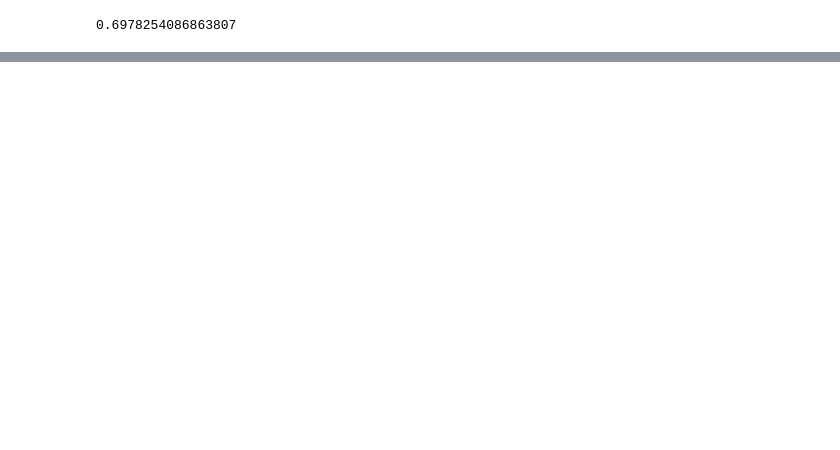
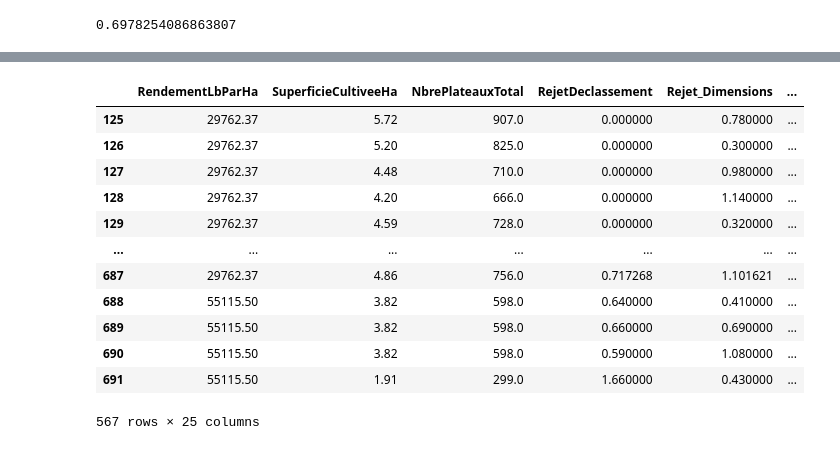
Before and after one commit to FreememGetmem/synthese_pmm, a Jupyter notebook: notebooks/Ferme-3-bis-05-09.ipynb, the cells around one changed output, grey strips where cells are left out. Cells and saved outputs as stored; diff of their text form; code cells hidden in the pictures; blank space fills up the shorter version.

```diff
--- a/notebooks/Ferme-3-bis-05-09.ipynb
+++ b/notebooks/Ferme-3-bis-05-09.ipynb
@@ -658,3 +679,21 @@ r2_score_test = r2_score(Y_test, y_pred)
 r2_score_test
 # %% [output]
 0.6978254086863807
+# %%
+# val = ['RendementLbParHa', 'SuperficieCultiveeHa', 'RejetDeclassement',
+#        'NbrePlateauxTotal', 'Rejet_Dimensions', 'SuperficieTotaleHa',
+#        'QtePlantsRequis', 'AnneeProduction', 'QteSemencesMillegrains',
+#        'EmplacementChenille', 'Rejet_AutresDefauts', 'PesticideAmount',
+#        'TypePlateaux', 'duree_visee', 'PopulationViseeParHa', 'duree_obtenue',
+#        'Rejet_Matiere_Etrangere', 'SurplusPourcent', 'StadeCulture',
+#        'FertilizerAmount', 'NbPlantsObserves', 'FournisseurPlant',
+#        'NbChenilleObserve', 'Grosseur']
+val = ['RendementLbParHa', 'SuperficieCultiveeHa', 'NbrePlateauxTotal',
+       'RejetDeclassement', 'Rejet_Dimensions', 'SuperficieTotaleHa',
+       'QtePlantsRequis', 'QteSemencesMillegrains', 'AnneeProduction',
+       'EmplacementChenille', 'Rejet_AutresDefauts', 'PesticideAmount',
+       'TypePlateaux', 'duree_visee', 'PopulationViseeParHa', 'duree_obtenue',
+       'Rejet_Matiere_Etrangere', 'SurplusPourcent', 'StadeCulture',
+       'Grosseur', 'NbPlantsObserves', 'FertilizerAmount', 'FournisseurPlant',
+       'NbChenilleObserve', 'EmplacementMaladie']
+df[val].info()
@@ -660,0 +720,16 @@ r2_score_test
+# %%
+df[val]
+# %% [output]
+|  | RendementLbParHa | SuperficieCultiveeHa | NbrePlateauxTotal | RejetDeclassement | Rejet_Dimensions | ... |
+| 125 | 29762.37 | 5.72 | 907.0 | 0.000000 | 0.780000 | ... |
+| 126 | 29762.37 | 5.20 | 825.0 | 0.000000 | 0.300000 | ... |
+| 127 | 29762.37 | 4.48 | 710.0 | 0.000000 | 0.980000 | ... |
+| 128 | 29762.37 | 4.20 | 666.0 | 0.000000 | 1.140000 | ... |
+| 129 | 29762.37 | 4.59 | 728.0 | 0.000000 | 0.320000 | ... |
+| ... | ... | ... | ... | ... | ... | ... |
+| 687 | 29762.37 | 4.86 | 756.0 | 0.717268 | 1.101621 | ... |
+| 688 | 55115.50 | 3.82 | 598.0 | 0.640000 | 0.410000 | ... |
+| 689 | 55115.50 | 3.82 | 598.0 | 0.660000 | 0.690000 | ... |
+| 690 | 55115.50 | 3.82 | 598.0 | 0.590000 | 1.080000 | ... |
+| 691 | 55115.50 | 1.91 | 299.0 | 1.660000 | 0.430000 | ... |
+567 rows × 25 columns
```
Also changed, not shown: parts of 44 cells of this notebook, 8 other files.
